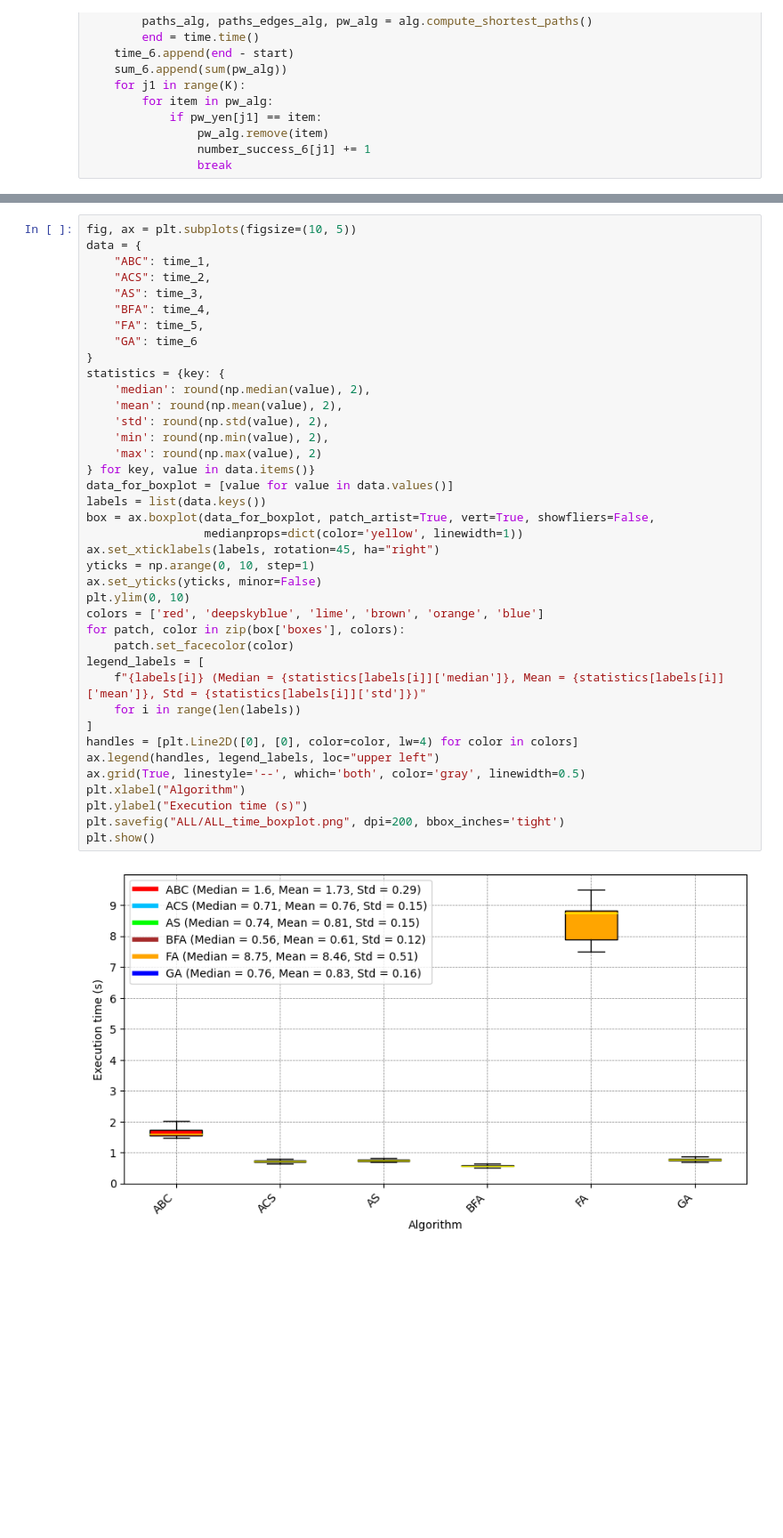
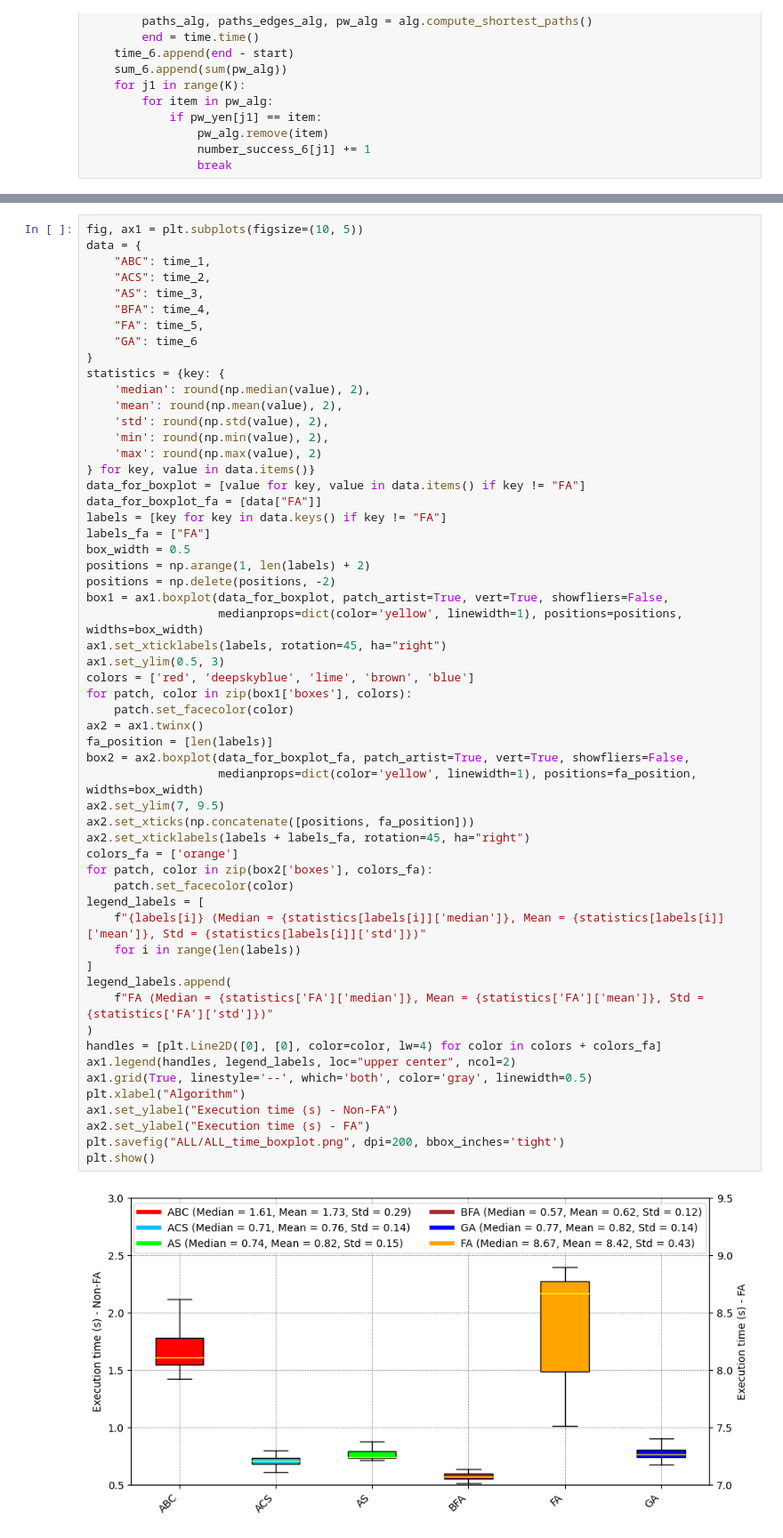
Before and after one commit to nguyenvantin971996/SDN_PyQt5, a Jupyter notebook: ryu_controller/ALL.ipynb, the cells around one changed output, grey strips where cells are left out. Shown at 89% size. Drawn from its saved outputs; the diff is of its cells as text; blank space fills up the shorter version.

```diff
--- a/ryu_controller/ALL.ipynb
+++ b/ryu_controller/ALL.ipynb
@@ -274,44 +272,61 @@ plt.show()
 # %%
-fig, ax = plt.subplots(figsize=(10, 5))
+fig, ax1 = plt.subplots(figsize=(10, 5))
 data = {
     "ABC": time_1,
     "ACS": time_2,
     "AS": time_3,
     "BFA": time_4,
     "FA": time_5,
     "GA": time_6
 }
 statistics = {key: {
     'median': round(np.median(value), 2),
     'mean': round(np.mean(value), 2),
     'std': round(np.std(value), 2),
     'min': round(np.min(value), 2),
     'max': round(np.max(value), 2)
 } for key, value in data.items()}
-data_for_boxplot = [value for value in data.values()]
-labels = list(data.keys())
-box = ax.boxplot(data_for_boxplot, patch_artist=True, vert=True, showfliers=False,
-                 medianprops=dict(color='yellow', linewidth=1))
-ax.set_xticklabels(labels, rotation=45, ha="right")
-yticks = np.arange(0, 10, step=1)
-ax.set_yticks(yticks, minor=False)
-plt.ylim(0, 10)
-colors = ['red', 'deepskyblue', 'lime', 'brown', 'orange', 'blue']
-for patch, color in zip(box['boxes'], colors):
+data_for_boxplot = [value for key, value in data.items() if key != "FA"]
+data_for_boxplot_fa = [data["FA"]]
+labels = [key for key in data.keys() if key != "FA"]
+labels_fa = ["FA"]
+box_width = 0.5
+positions = np.arange(1, len(labels) + 2)
+positions = np.delete(positions, -2)
+box1 = ax1.boxplot(data_for_boxplot, patch_artist=True, vert=True, showfliers=False,
+                   medianprops=dict(color='yellow', linewidth=1), positions=positions, widths=box_width)
+ax1.set_xticklabels(labels, rotation=45, ha="right")
+ax1.set_ylim(0.5, 3)
+colors = ['red', 'deepskyblue', 'lime', 'brown', 'blue']
+for patch, color in zip(box1['boxes'], colors):
+    patch.set_facecolor(color)
+ax2 = ax1.twinx()
+fa_position = [len(labels)]
+box2 = ax2.boxplot(data_for_boxplot_fa, patch_artist=True, vert=True, showfliers=False,
+                   medianprops=dict(color='yellow', linewidth=1), positions=fa_position, widths=box_width)
+ax2.set_ylim(7, 9.5)
+ax2.set_xticks(np.concatenate([positions, fa_position]))
+ax2.set_xticklabels(labels + labels_fa, rotation=45, ha="right")
+colors_fa = ['orange']
+for patch, color in zip(box2['boxes'], colors_fa):
     patch.set_facecolor(color)
 legend_labels = [
     f"{labels[i]} (Median = {statistics[labels[i]]['median']}, Mean = {statistics[labels[i]]['mean']}, Std = {statistics[labels[i]]['std']})"
     for i in range(len(labels))
 ]
-handles = [plt.Line2D([0], [0], color=color, lw=4) for color in colors]
-ax.legend(handles, legend_labels, loc="upper left")
-ax.grid(True, linestyle='--', which='both', color='gray', linewidth=0.5)
+legend_labels.append(
+    f"FA (Median = {statistics['FA']['median']}, Mean = {statistics['FA']['mean']}, Std = {statistics['FA']['std']})"
+)
+handles = [plt.Line2D([0], [0], color=color, lw=4) for color in colors + colors_fa]
+ax1.legend(handles, legend_labels, loc="upper center", ncol=2)
+ax1.grid(True, linestyle='--', which='both', color='gray', linewidth=0.5)
 plt.xlabel("Algorithm")
-plt.ylabel("Execution time (s)")
+ax1.set_ylabel("Execution time (s) - Non-FA")
+ax2.set_ylabel("Execution time (s) - FA")
 plt.savefig("ALL/ALL_time_boxplot.png", dpi=200, bbox_inches='tight')
 plt.show()
 # %% [output]
-[figure, old version]
+[figure, new version]
 # %%
 fig = plt.figure(figsize=(10, 5))
 
```
Also changed, not shown: parts of 6 cells of this notebook.
